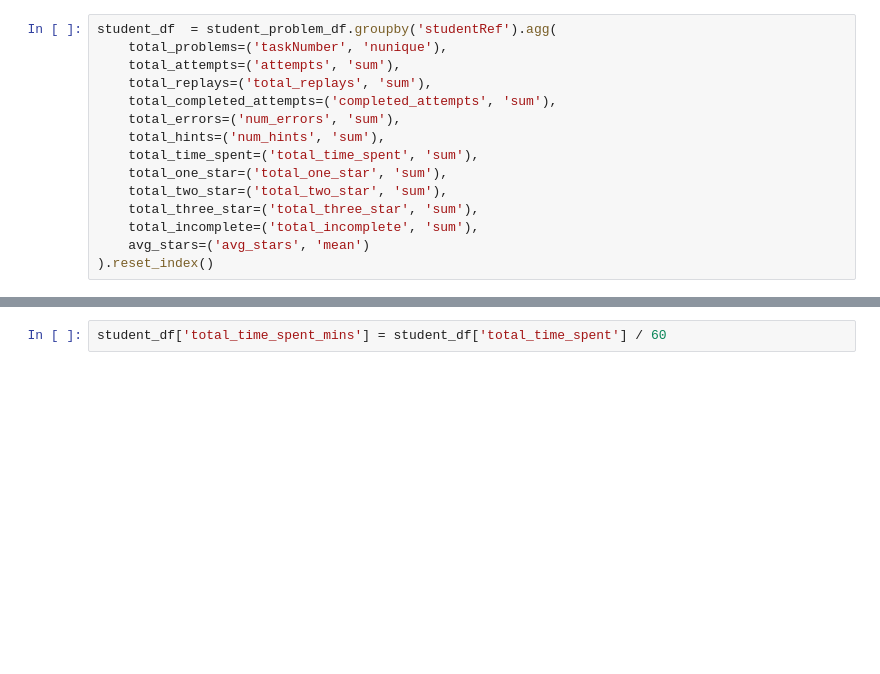
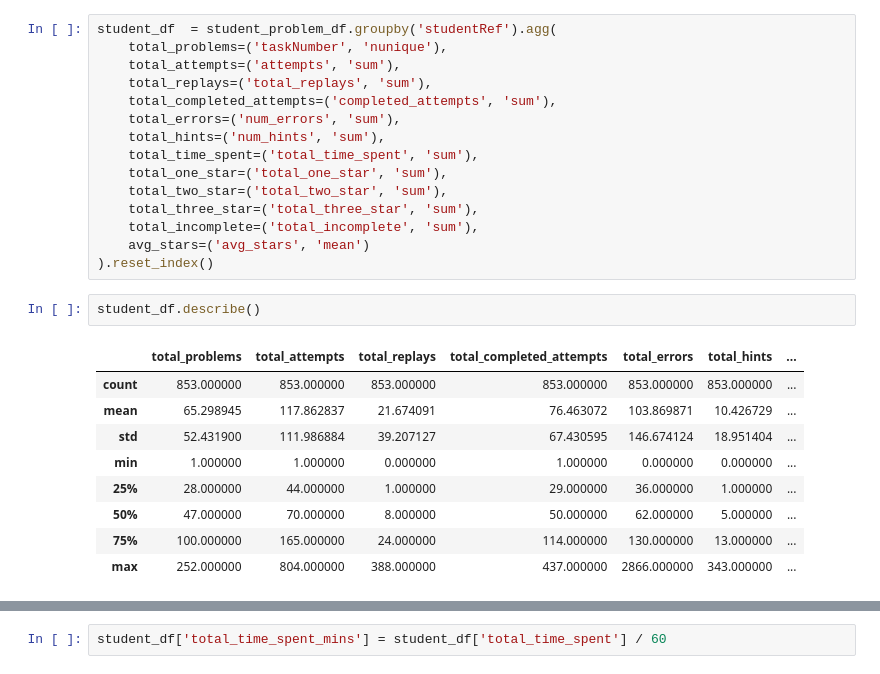
Before and after one commit to SiddharthaPradhan/GM-Aggregation, a Jupyter notebook: agg_to_student_level.ipynb, the cells around one changed output, grey strips where cells are left out. Saved outputs shown, nothing was run; the diff lists cells and outputs as text; blank space fills up the shorter version.

```diff
--- a/agg_to_student_level.ipynb
+++ b/agg_to_student_level.ipynb
@@ -45,6 +45,18 @@ student_df  = student_problem_df.groupby('studentRef').agg(
     total_incomplete=('total_incomplete', 'sum'),
     avg_stars=('avg_stars', 'mean')
 ).reset_index()
+# %%
+student_df.describe()
+# %% [output]
+|  | total_problems | total_attempts | total_replays | total_completed_attempts | total_errors | total_hints | ... |
+| count | 853.000000 | 853.000000 | 853.000000 | 853.000000 | 853.000000 | 853.000000 | ... |
+| mean | 65.298945 | 117.862837 | 21.674091 | 76.463072 | 103.869871 | 10.426729 | ... |
+| std | 52.431900 | 111.986884 | 39.207127 | 67.430595 | 146.674124 | 18.951404 | ... |
+| min | 1.000000 | 1.000000 | 0.000000 | 1.000000 | 0.000000 | 0.000000 | ... |
+| 25% | 28.000000 | 44.000000 | 1.000000 | 29.000000 | 36.000000 | 1.000000 | ... |
+| 50% | 47.000000 | 70.000000 | 8.000000 | 50.000000 | 62.000000 | 5.000000 | ... |
+| 75% | 100.000000 | 165.000000 | 24.000000 | 114.000000 | 130.000000 | 13.000000 | ... |
+| max | 252.000000 | 804.000000 | 388.000000 | 437.000000 | 2866.000000 | 343.000000 | ... |
 # %%
 student_df
 # %% [output]
```
Also changed, not shown: parts of 3 cells of this notebook, 10 other files.
